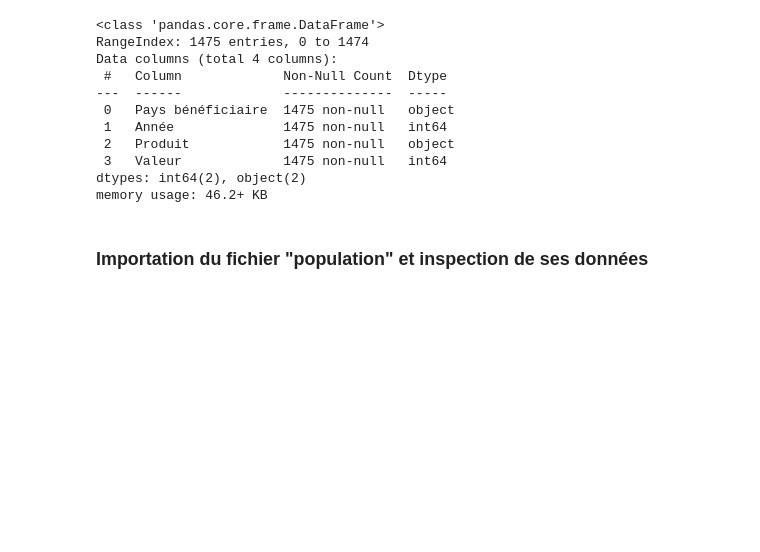
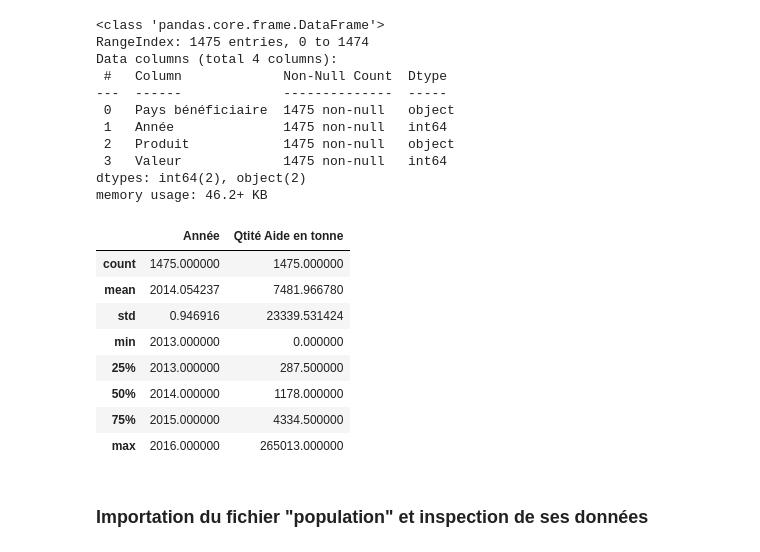
Before and after one commit to BM-Aurelie78/Projet-4-Realiser-une-etude-de-sante-publique-avec-R-ou-Python, a Jupyter notebook: Bellony-Montout_Aurélie_ 1_notebook_09032023_version_antérieure_29032023.ipynb, the cells around one changed output. Saved outputs shown, nothing was run; the diff lists cells and outputs as text; code cells hidden in the pictures; blank space fills up the shorter version.

```diff
--- a/Bellony-Montout_Aurélie_ 1_notebook_09032023_version_antérieure_29032023.ipynb
+++ b/Bellony-Montout_Aurélie_ 1_notebook_09032023_version_antérieure_29032023.ipynb
@@ -76,6 +75,18 @@ memory usage: 46.2+ KB
 # %%
 #Renommer la colonne "Valeur" en "Qtité Aide en tonne"
 aide_alimentaire=aide_alimentaire.rename(columns={'Valeur':'Qtité Aide en tonne'})
+# %%
+aide_alimentaire.describe()
+# %% [output]
+|  | Année | Qtité Aide en tonne |
+| count | 1475.000000 | 1475.000000 |
+| mean | 2014.054237 | 7481.966780 |
+| std | 0.946916 | 23339.531424 |
+| min | 2013.000000 | 0.000000 |
+| 25% | 2013.000000 | 287.500000 |
+| 50% | 2014.000000 | 1178.000000 |
+| 75% | 2015.000000 | 4334.500000 |
+| max | 2016.000000 | 265013.000000 |
 # %% [markdown]
 ### Importation du fichier "population" et inspection de ses données
 # %%
```
Also changed, not shown: parts of 33 cells of this notebook.
